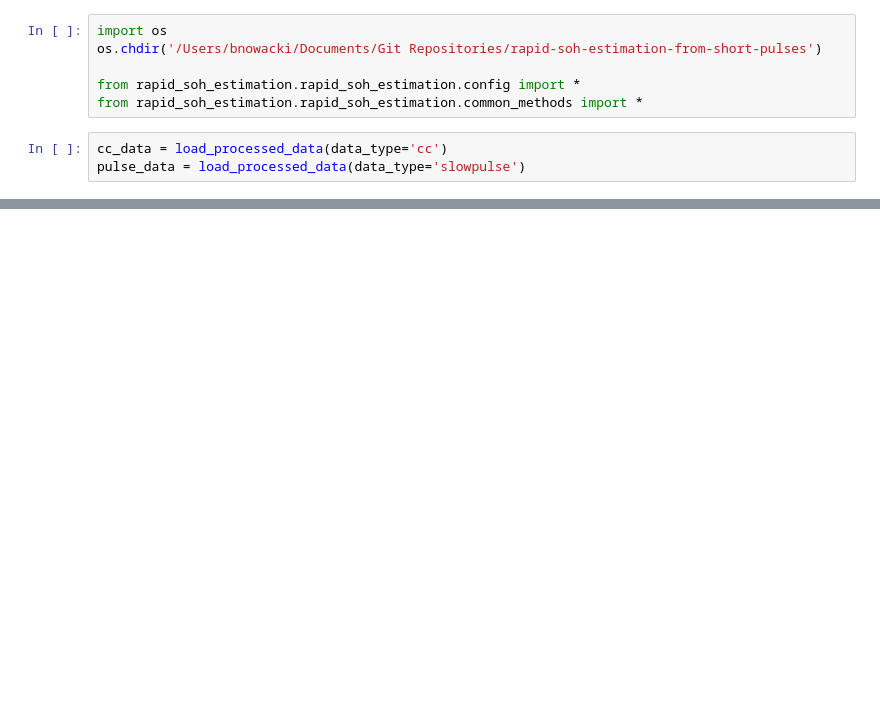
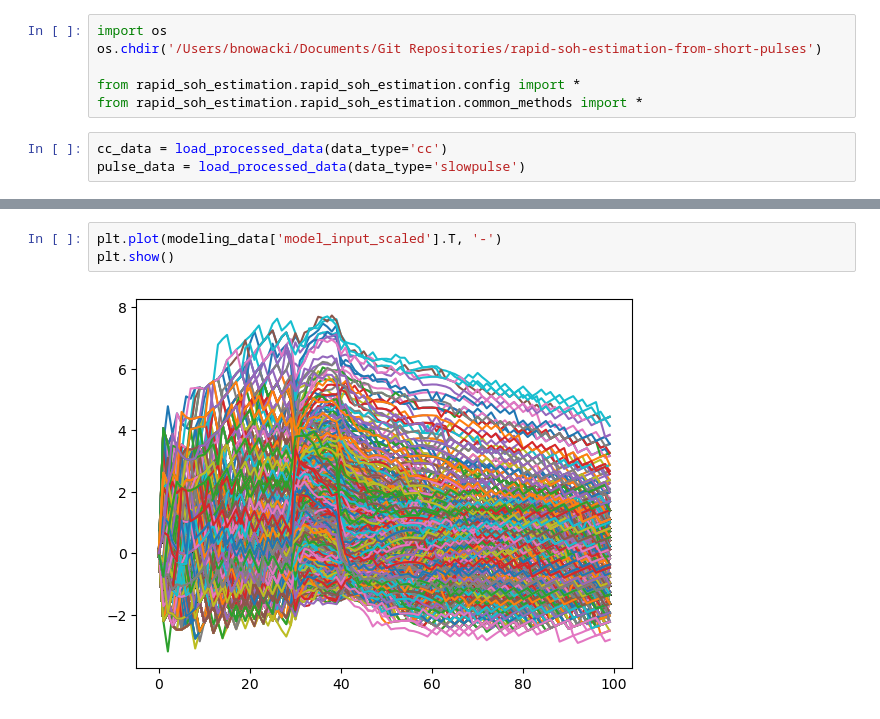
Before and after one commit to REIL-UConn/rapid-soh-estimation-from-short-pulses, a Jupyter notebook: notebooks/examples.ipynb, the cells around one changed output, grey strips where cells are left out. Saved outputs shown, nothing was run; the diff lists cells and outputs as text; blank space fills up the shorter version.

```diff
--- a/notebooks/examples.ipynb
+++ b/notebooks/examples.ipynb
@@ -257,3 +129,8 @@ print(f"Average of all runs: MAPE={round(np.average(np.asarray(mape_avgs)), 4)}"
+# %%
+plt.plot(modeling_data['model_input_scaled'].T, '-')
+plt.show()
+# %% [output]
+[figure, added]
 # %%
 import optuna
 
```
Also changed, not shown: parts of 4 cells of this notebook, 3 other files.
